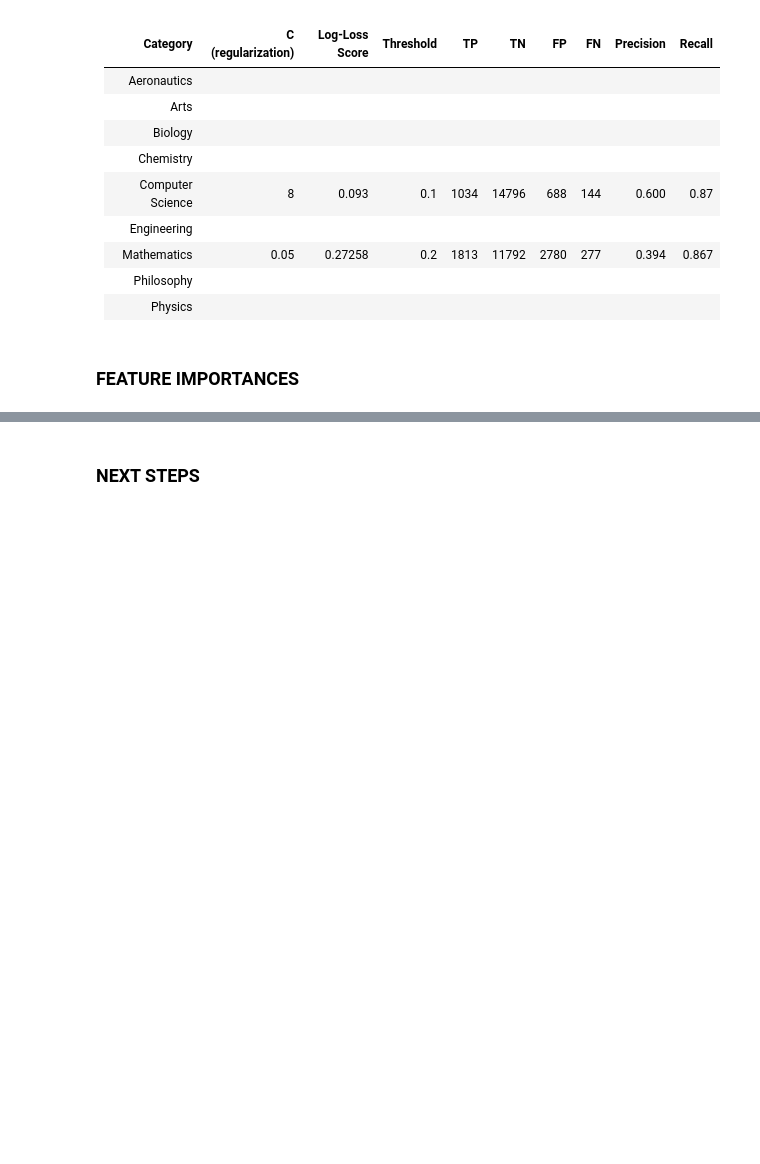
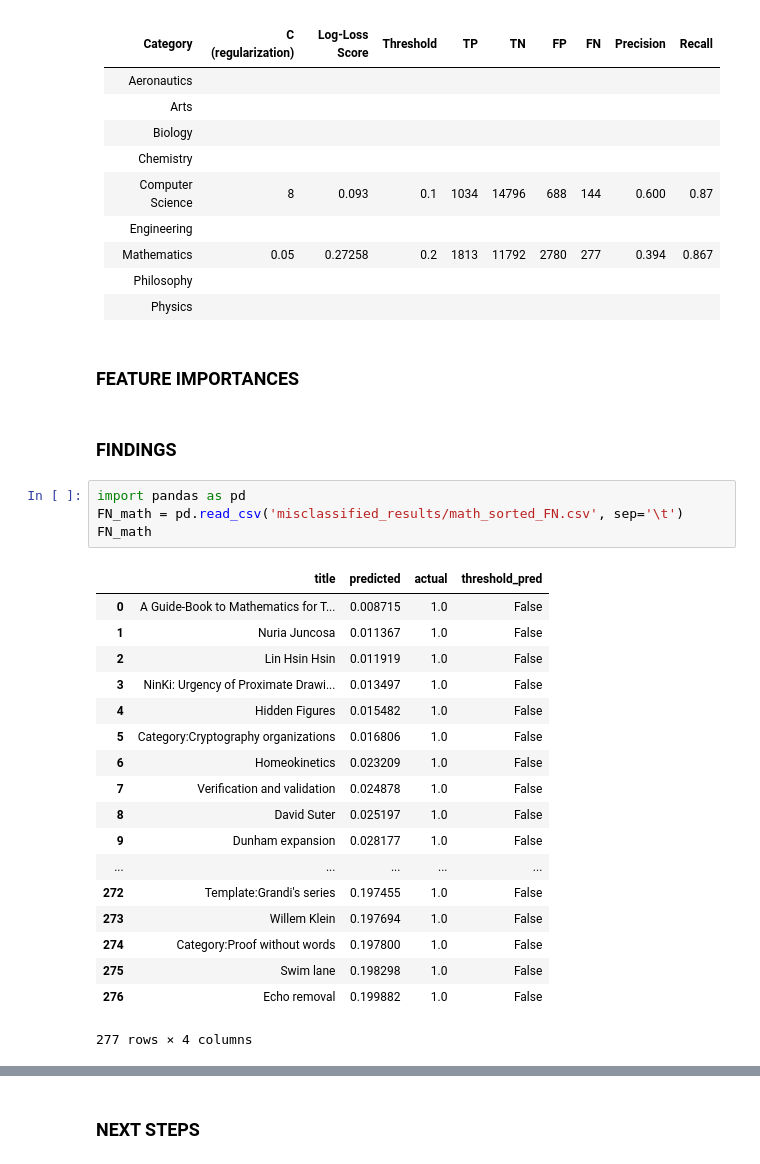
Before and after one commit to jakubsvec001/root_directory, a Jupyter notebook: PRESENTATION.ipynb, the cells around one changed output, grey strips where cells are left out. Drawn from its saved outputs; the diff is of its cells as text; blank space fills up the shorter version.

```diff
--- a/PRESENTATION.ipynb
+++ b/PRESENTATION.ipynb
@@ -125,3 +125,28 @@ NLP models used:
 | Physics          |                    |                   |           |      |       |      |     |                   |                   |
 # %% [markdown]
 ### FEATURE IMPORTANCES
+# %% [markdown]
+### FINDINGS
+# %%
+import pandas as pd
+FN_math = pd.read_csv('misclassified_results/math_sorted_FN.csv', sep='\t')
+FN_math
+# %% [output]
+|  | title | predicted | actual | threshold_pred |
+| 0 | A Guide-Book to Mathematics for T... | 0.008715 | 1.0 | False |
+| 1 | Nuria Juncosa | 0.011367 | 1.0 | False |
+| 2 | Lin Hsin Hsin | 0.011919 | 1.0 | False |
+| 3 | NinKi: Urgency of Proximate Drawi... | 0.013497 | 1.0 | False |
+| 4 | Hidden Figures | 0.015482 | 1.0 | False |
+| 5 | Category:Cryptography organizations | 0.016806 | 1.0 | False |
+| 6 | Homeokinetics | 0.023209 | 1.0 | False |
+| 7 | Verification and validation | 0.024878 | 1.0 | False |
+| 8 | David Suter | 0.025197 | 1.0 | False |
+| 9 | Dunham expansion | 0.028177 | 1.0 | False |
+| ... | ... | ... | ... | ... |
+| 272 | Template:Grandi's series | 0.197455 | 1.0 | False |
+| 273 | Willem Klein | 0.197694 | 1.0 | False |
+| 274 | Category:Proof without words | 0.197800 | 1.0 | False |
+| 275 | Swim lane | 0.198298 | 1.0 | False |
+| 276 | Echo removal | 0.199882 | 1.0 | False |
+277 rows × 4 columns
```
Also changed, not shown: parts of 2 cells of this notebook.
